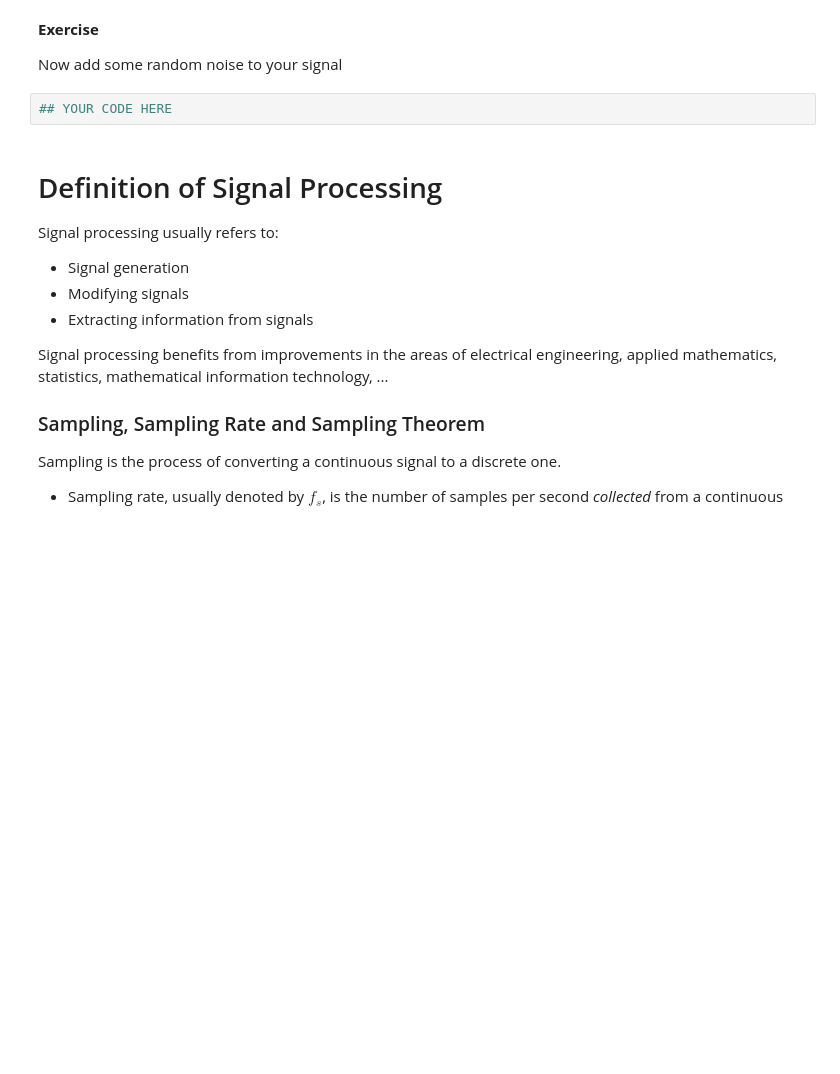
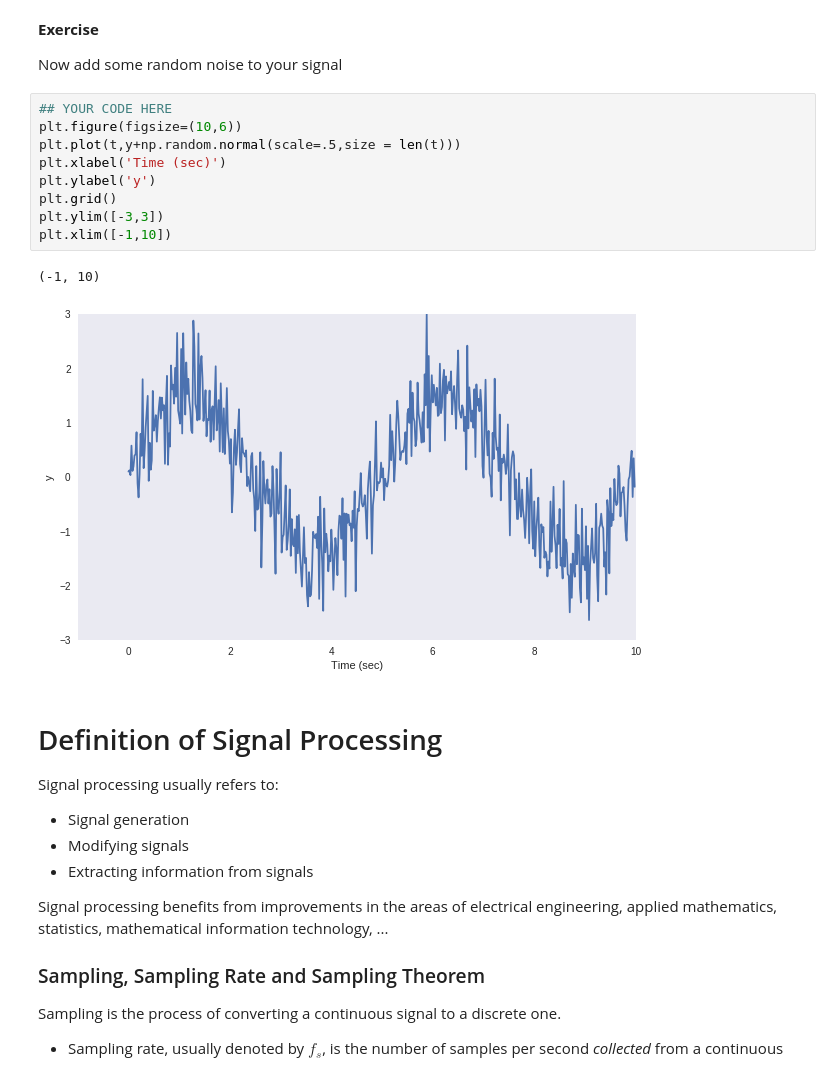
Before and after one commit to nakabox/Week2_public, a Jupyter notebook: 03_SignalsProcessing.ipynb, the cells around one changed output. Drawn from its saved outputs; the diff is of its cells as text; blank space fills up the shorter version.

```diff
--- a/03_SignalsProcessing.ipynb
+++ b/03_SignalsProcessing.ipynb
@@ -132,8 +156,18 @@ Generate and plot a sinusoidal signal with frequency 0.2 HZ and amplitude of 1.5
 __Exercise__
 
 Now add some random noise to your signal
-# %%
-## YOUR CODE HERE
+# %%
+## YOUR CODE HERE
+plt.figure(figsize=(10,6))
+plt.plot(t,y+np.random.normal(scale=.5,size = len(t)))
+plt.xlabel('Time (sec)')
+plt.ylabel('y')
+plt.grid()
+plt.ylim([-3,3])
+plt.xlim([-1,10])
+# %% [output]
+(-1, 10)
+[figure, added]
 # %% [markdown]
 # Definition of Signal Processing
 
```
Also changed, not shown: parts of 4 cells of this notebook.
